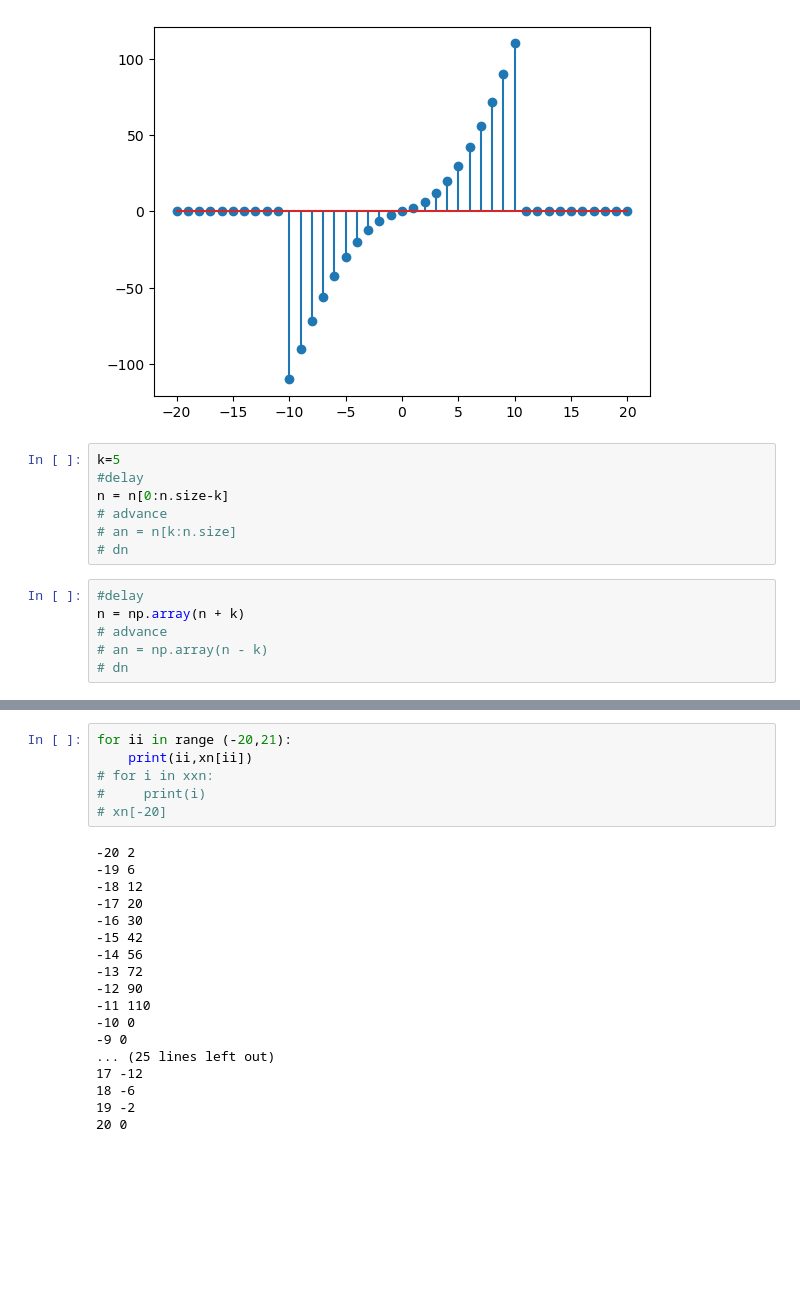
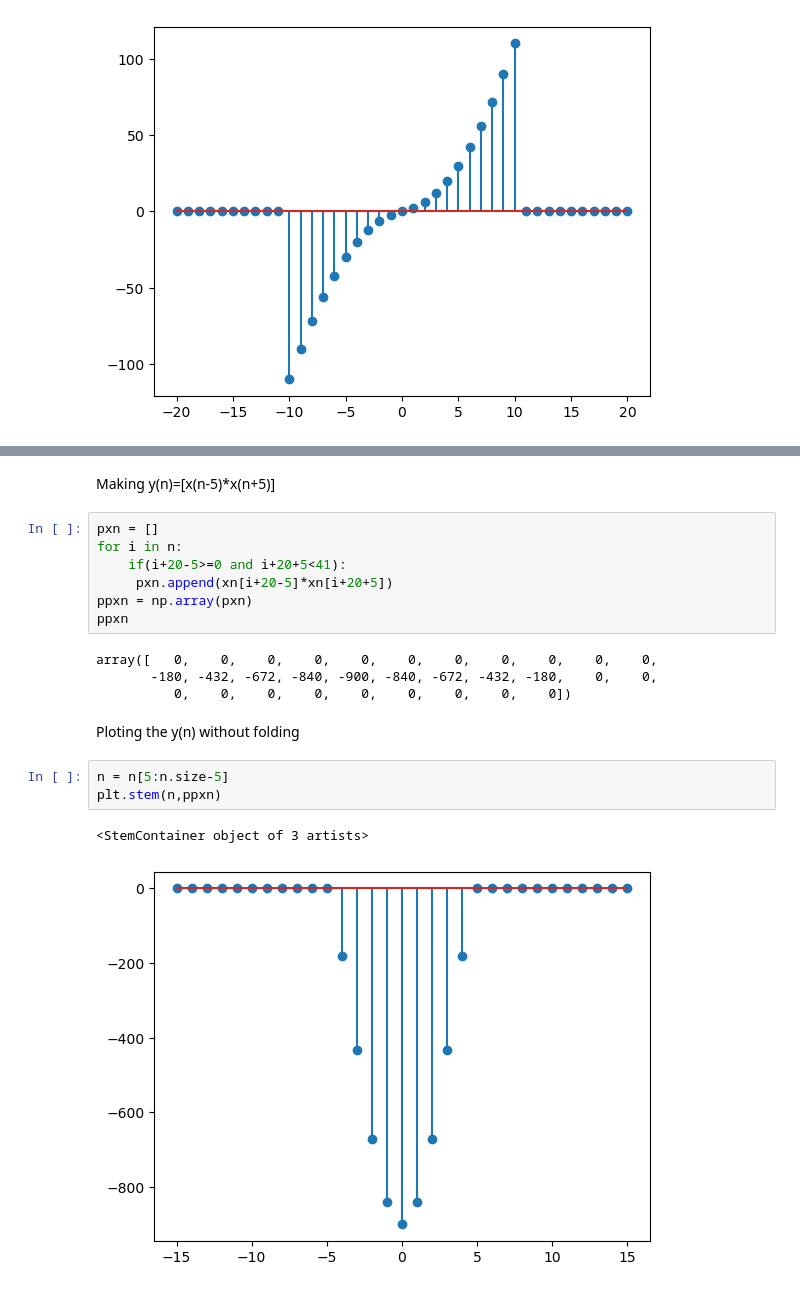
Before and after one commit to anup-ghosh/DigitalSignalProcessing, a Jupyter notebook: lab1.ipynb, the cells around one changed output, grey strips where cells are left out. Drawn from its saved outputs; the diff is of its cells as text; blank space fills up the shorter version.

```diff
--- a/lab1.ipynb
+++ b/lab1.ipynb
@@ -30,16 +36,3 @@ plt.stem(n,xxn)
 plt.show()
 # %% [output]
 [figure]
-# %%
-k=5
-#delay
-n = n[0:n.size-k]
-# advance
-# an = n[k:n.size]
-# dn
-# %%
-#delay
-n = np.array(n + k)
-# advance
-# an = np.array(n - k)
-# dn
@@ -62,24 +39,21 @@ plt.show()
-# %%
-for ii in range (-20,21):
-    print(ii,xn[ii])
-# for i in xxn:
-#     print(i)
-# xn[-20]
-# %% [output]
--20 2
--19 6
--18 12
--17 20
--16 30
--15 42
--14 56
--13 72
--12 90
--11 110
--10 0
--9 0
-... (25 lines left out)
-17 -12
-18 -6
-19 -2
-20 0
+# %% [markdown]
+Making y(n)=[x(n-5)*x(n+5)]
+# %%
+pxn = []
+for i in n:
+    if(i+20-5>=0 and i+20+5<41):
+     pxn.append(xn[i+20-5]*xn[i+20+5])
+ppxn = np.array(pxn)
+ppxn
+# %% [output]
+array([   0,    0,    0,    0,    0,    0,    0,    0,    0,    0,    0,
+       -180, -432, -672, -840, -900, -840, -672, -432, -180,    0,    0,
+          0,    0,    0,    0,    0,    0,    0,    0,    0])
+# %% [markdown]
+Ploting the y(n) without folding
+# %%
+n = n[5:n.size-5]
+plt.stem(n,ppxn)
+# %% [output]
+<StemContainer object of 3 artists>
+[figure, added]
```
Also changed, not shown: parts of 7 cells of this notebook.
